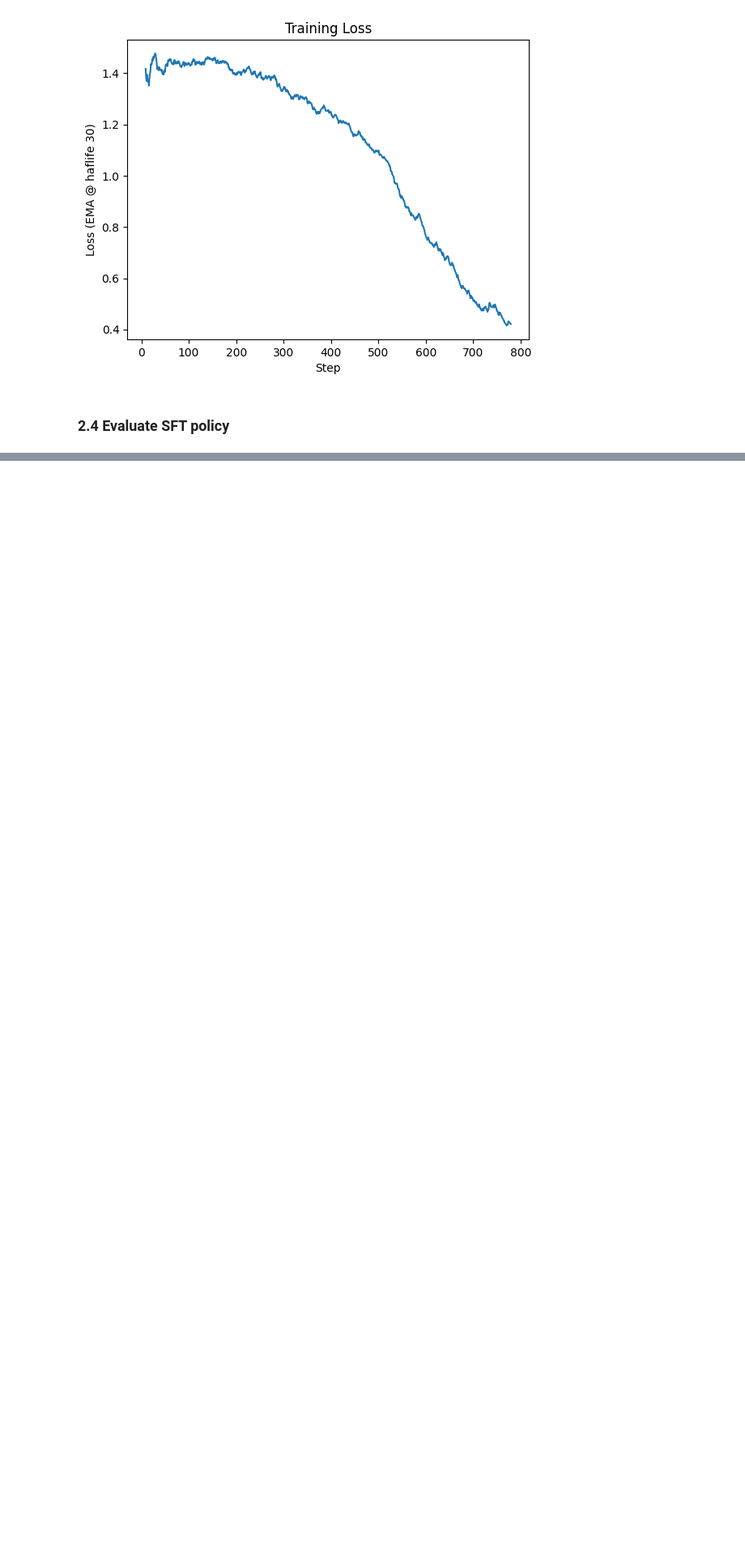
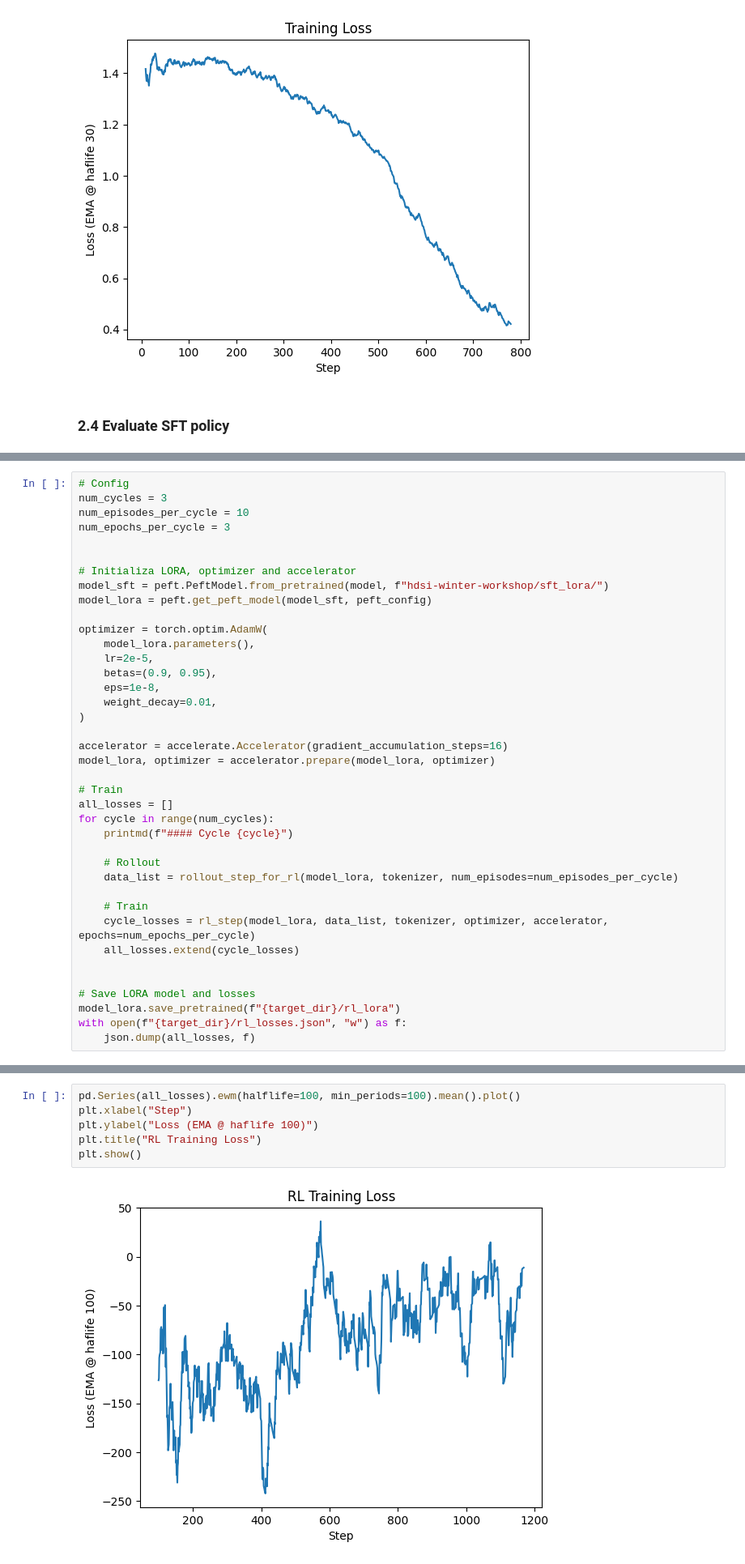
Before and after one commit to nickhalmagyi/hdsi-winter-workshop, a Jupyter notebook: llm-agents-part2.ipynb, the cells around one changed output, grey strips where cells are left out. Shown at 81% size. Drawn from its saved outputs; the diff is of its cells as text; blank space fills up the shorter version.

```diff
--- a/llm-agents-part2.ipynb
+++ b/llm-agents-part2.ipynb
@@ -1363,0 +1467,39 @@ e
+# %%
+# Config
+num_cycles = 3
+num_episodes_per_cycle = 10
+num_epochs_per_cycle = 3
+
+
+# Initializa LORA, optimizer and accelerator
+model_sft = peft.PeftModel.from_pretrained(model, f"hdsi-winter-workshop/sft_lora/")
+model_lora = peft.get_peft_model(model_sft, peft_config)
+
+optimizer = torch.optim.AdamW(
+    model_lora.parameters(),
+    lr=2e-5,
+    betas=(0.9, 0.95),
+    eps=1e-8,
+    weight_decay=0.01,
+)
+
+accelerator = accelerate.Accelerator(gradient_accumulation_steps=16)
+model_lora, optimizer = accelerator.prepare(model_lora, optimizer)
+
+# Train
+all_losses = []
+for cycle in range(num_cycles):
+    printmd(f"#### Cycle {cycle}")
+
+    # Rollout
+    data_list = rollout_step_for_rl(model_lora, tokenizer, num_episodes=num_episodes_per_cycle)
+
+    # Train
+    cycle_losses = rl_step(model_lora, data_list, tokenizer, optimizer, accelerator, epochs=num_epochs_per_cycle)
+    all_losses.extend(cycle_losses)
+
+
+# Save LORA model and losses
+model_lora.save_pretrained(f"{target_dir}/rl_lora")
+with open(f"{target_dir}/rl_losses.json", "w") as f:
+    json.dump(all_losses, f)
@@ -1363,0 +1519,8 @@ e
+# %%
+pd.Series(all_losses).ewm(halflife=100, min_periods=100).mean().plot()
+plt.xlabel("Step")
+plt.ylabel("Loss (EMA @ haflife 100)")
+plt.title("RL Training Loss")
+plt.show()
+# %% [output]
+[figure, added]
```
Also changed, not shown: parts of 37 cells of this notebook, 5 other files.
